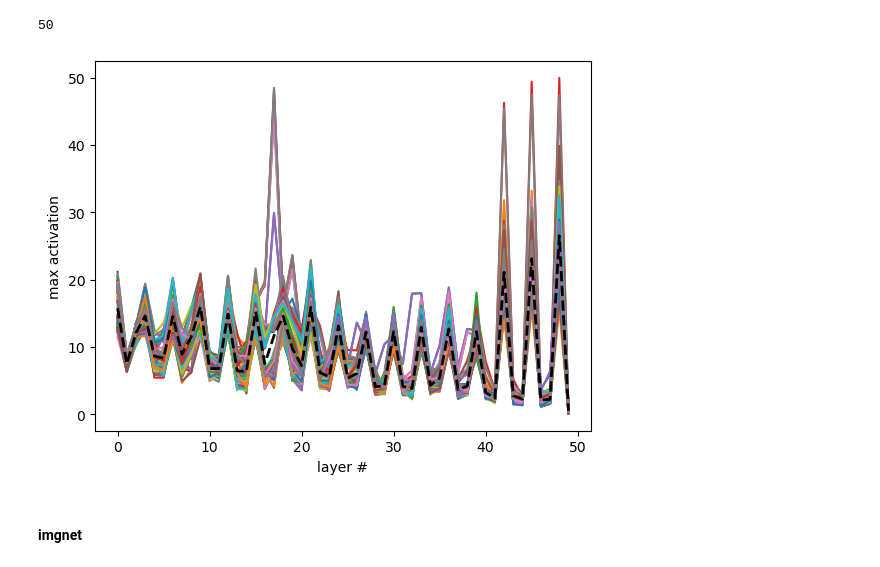
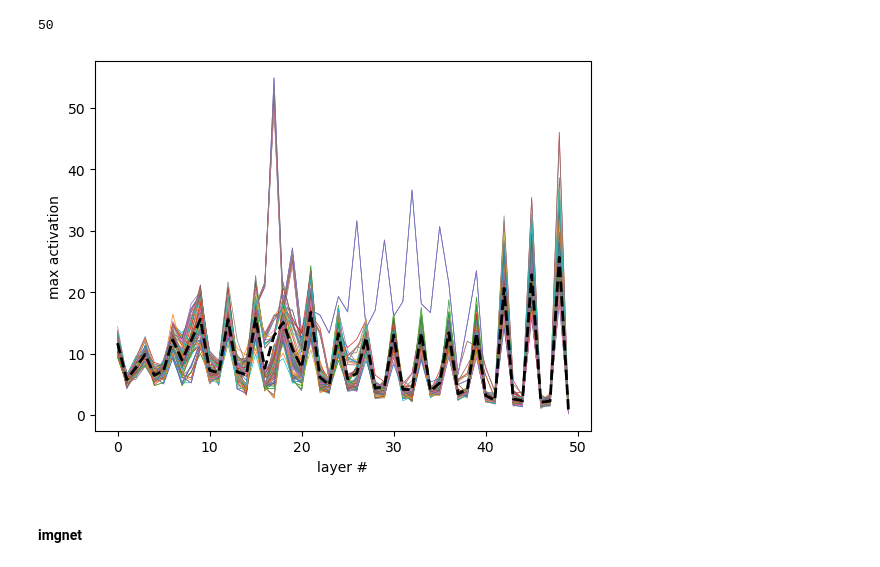
Before and after one commit to dyballa/NeuralEncodingManifolds, a Jupyter notebook: CNNs/test-set-activities-ResNet50.ipynb, the cells around one changed output. Saved outputs shown, nothing was run; the diff lists cells and outputs as text; code cells hidden in the pictures.

```diff
--- a/CNNs/test-set-activities-ResNet50.ipynb
+++ b/CNNs/test-set-activities-ResNet50.ipynb
@@ -166,0 +40,19 @@ pos3dotflow_D2_bg 0 45 90 135 180 225 270 315
+# %%
+orig_shape = (800,600)
+scl_factor = 0.5
+
+mydirs = list(map(str,range(0,360,45)))
+categories = ['grat_W12','grat_W1','grat_W2',
+              'neg1dotflow_D1_bg','neg3dotflow_D1_bg','neg1dotflow_D2_bg','neg3dotflow_D2_bg',
+              'pos1dotflow_D1_bg','pos3dotflow_D1_bg','pos1dotflow_D2_bg','pos3dotflow_D2_bg']
+
+topdir = 'flowstims'
+N_INSTANCES = 1
+trial_len = 1# n frames
+stride = 1
+NDIRS = len(mydirs)
+tot_stims = len(categories)*NDIRS
+print('tot_stims',tot_stims,flush=True)
+frames_per_stim = (trial_len//stride)
+print('frames_per_stim',frames_per_stim)
+flow_datasets = createFlowDataset(categories, topdir, mydirs, orig_shape, input_shape, scl_factor, N_INSTANCES, trial_len, stride)
@@ -168,7 +78,7 @@ pos3dotflow_D2_bg 0 45 90 135 180 225 270 315
 dataset = np.concatenate([flow_datasets[ii] for ii in range(N_INSTANCES)],0)
 def reshape_flow_img(raveled_1chan_img):
     return np.moveaxis(np.tile(raveled_1chan_img.reshape(input_shape),(3,1,1)),0,-1)
-dataset = np.array([reshape_flow_img(im) \
+dataset = np.array([preprocess_input(reshape_flow_img(im)) \
      for im in dataset])
 print(dataset.shape[0],'imgs')
 
@@ -183,20 +93,20 @@ len(outs)
 # %%
 #1) pick an image
 all_max_activations = []
 for imi in range(dataset.shape[0]):
 #2) for each layer, check max activation
     max_activations = np.array([outs[li][imi].max() for li in range(len(outs))])
     all_max_activations.append(max_activations)
-    plt.plot(max_activations,label=imi)
+    plt.plot(max_activations,lw=.5)
 mean_max_flows = np.mean(all_max_activations,axis=0)
 std_max_flows = np.std(all_max_activations,axis=0)
 plt.plot(mean_max_flows,'k--',lw=2)
-#plt.legend()
+
 plt.xlabel('layer #')
 plt.ylabel('max activation')
 plt.show()
 # %% [output]
-[figure, old version]
+[figure, new version]
 # %% [markdown]
 #### imgnet
 # %%
```
Also changed, not shown: parts of 8 cells of this notebook.
